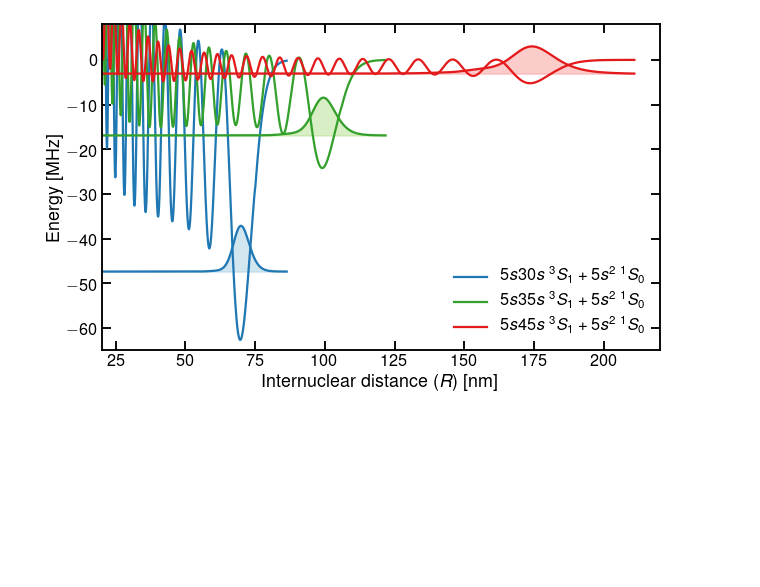
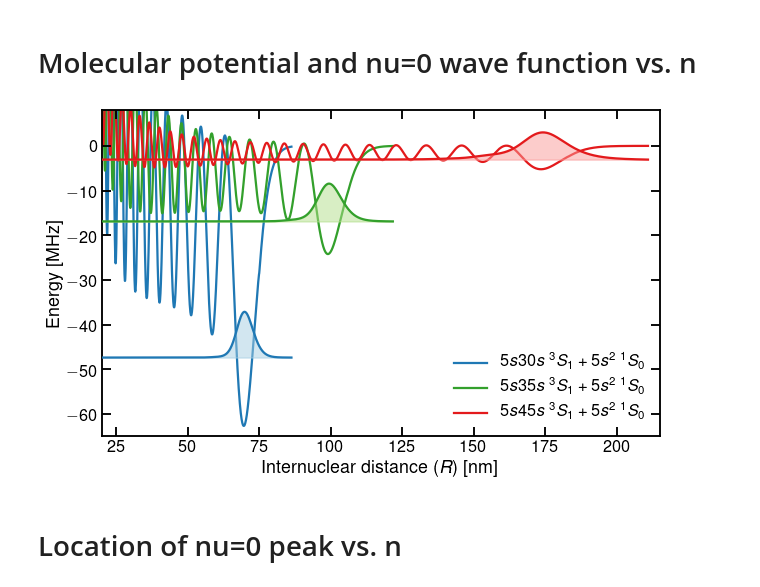
Before and after one commit to rogding/phd_thesis, a Jupyter notebook: chapters/probing_correlations/correlations/vary_n/nu_0-vary_n.ipynb, the cells around one changed output. Drawn from its saved outputs; the diff is of its cells as text; code cells hidden in the pictures; blank space fills up the shorter version.

```diff
--- a/chapters/probing_correlations/correlations/vary_n/nu_0-vary_n.ipynb
+++ b/chapters/probing_correlations/correlations/vary_n/nu_0-vary_n.ipynb
@@ -44,9 +44,14 @@ sns.palplot(sns.color_palette("Paired"))
+# %% [markdown]
+# Molecular potential and nu=0 wave function vs. n
 # %%
-fill_alpha = 0.5
+sns.set_context('talk')
 
-sns.set_context('talk')
 fig = plt.figure(figsize=(10,6))
 ax = plt.gca()
+
+########################################
+# Global options
+fill_alpha = 0.5
 
 ########################################
 # n=30
@@ -63,9 +68,12 @@ wvf = pd.read_excel('wvf_87Sr_without_ion_atom-nu0.xlsx', sheet_name = sheet_nam
 wvf_scale = -1E2
 wvf_offset = wvf['E (MHz)'][0]
 
-plt.plot(pot['R (nm)'], pot['Energy shift (MHz)'], color=pot_line_color, label=pot_label)
-plt.plot(wvf['R (nm)'], wvf_scale*wvf['R psi(R)'] + wvf_offset, color=wvf_line_color, label='_nolegend_')
-plt.fill_between(wvf['R (nm)'], wvf_scale*wvf['R psi(R)'] + wvf_offset, wvf_offset, color=wvf_fill_color, alpha=fill_alpha)
+plt.plot(pot['R (nm)'], pot['Energy shift (MHz)'],
+         color=pot_line_color, label=pot_label, zorder=1)
+plt.plot(wvf['R (nm)'], wvf_scale*wvf['R psi(R)'] + wvf_offset,
+         color=wvf_line_color, label='_nolegend_', zorder=3)
+plt.fill_between(wvf['R (nm)'], wvf_scale*wvf['R psi(R)'] + wvf_offset, wvf_offset,
+                 color=wvf_fill_color, alpha=fill_alpha, zorder=2)
 
 ########################################
 # n=35
@@ -82,9 +90,12 @@ wvf = pd.read_excel('wvf_87Sr_without_ion_atom-nu0.xlsx', sheet_name = sheet_nam
 wvf_scale = 1E2
 wvf_offset = wvf['E (MHz)'][0]
 
-plt.plot(pot['R (nm)'], pot['Energy shift (MHz)'], color=pot_line_color, label=pot_label)
-plt.plot(wvf['R (nm)'], wvf_scale*wvf['R psi(R)'] + wvf_offset, color=wvf_line_color, label='_nolegend_')
-plt.fill_between(wvf['R (nm)'], wvf_scale*wvf['R psi(R)'] + wvf_offset, wvf_offset, color=wvf_fill_color, alpha=fill_alpha)
+plt.plot(pot['R (nm)'], pot['Energy shift (MHz)'],
+         color=pot_line_color, label=pot_label, zorder=1)
+plt.plot(wvf['R (nm)'], wvf_scale*wvf['R psi(R)'] + wvf_offset,
+         color=wvf_line_color, label='_nolegend_', zorder=3)
+plt.fill_between(wvf['R (nm)'], wvf_scale*wvf['R psi(R)'] + wvf_offset,
+                 wvf_offset, color=wvf_fill_color, alpha=fill_alpha, zorder=2)
 
 ########################################
 # n=45
@@ -94,35 +105,42 @@ pot_label = r'${5s45s}{\;}^{3}{S}_{1} + {5s^2}{\;}^{1}{S}_{0}$'
 pot_line_color = sns.color_palette("Paired")[5]
 wvf_line_color = sns.color_palette("Paired")[5]
 wvf_fill_color = sns.color_palette("Paired")[4]
 
 pot = pd.read_excel('pot_87Sr_without_ion_atom.xlsx', sheet_name = sheet_name, header=0)
 wvf = pd.read_excel('wvf_87Sr_without_ion_atom-nu0.xlsx', sheet_name = sheet_name, header=0)
 
 wvf_scale = -1E2
 wvf_offset = wvf['E (MHz)'][0]
 
-plt.plot(pot['R (nm)'], pot['Energy shift (MHz)'], color=pot_line_color, label=pot_label)
-plt.plot(wvf['R (nm)'], wvf_scale*wvf['R psi(R)'] + wvf_offset, color=wvf_line_color, label='_nolegend_')
-plt.fill_between(wvf['R (nm)'], wvf_scale*wvf['R psi(R)'] + wvf_offset, wvf_offset, color=wvf_fill_color, alpha=fill_alpha)
+plt.plot(pot['R (nm)'], pot['Energy shift (MHz)'],
+         color=pot_line_color, label=pot_label, zorder=1)
+plt.plot(wvf['R (nm)'], wvf_scale*wvf['R psi(R)'] + wvf_offset,
+         color=wvf_line_color, label='_nolegend_', zorder=3)
+plt.fill_between(wvf['R (nm)'], wvf_scale*wvf['R psi(R)'] + wvf_offset,
+                 wvf_offset, color=wvf_fill_color, alpha=fill_alpha, zorder=2)
 
 ########################################
 # Plot options
 
 # Axis limits
-ax.set_xlim((20, 220))
+ax.set_xlim((20, 215))
 ax.set_ylim(bottom=-65, top=8)
 
 # Axis tick options
 ax.xaxis.set_ticks_position('both')
 ax.yaxis.set_ticks_position('both')
 ax.tick_params(which='both', axis='both', direction='in')
 
 # Axis labels
 ax.set_xlabel(r'Internuclear distance ($R$) [\si{\nm}]')
 ax.set_ylabel(r'Energy [\si{\MHz}]')
 
 plt.legend(frameon=False)
 
+plt.savefig('vary_n-nu0.pdf', bbox_inches='tight', transparent=True)
+
 plt.show()
 # %% [output]
-[figure, old version]
+[figure, new version]
+# %% [markdown]
+# Location of nu=0 peak vs. n
```
Also changed, not shown: parts of 4 cells of this notebook, 3 other files.
